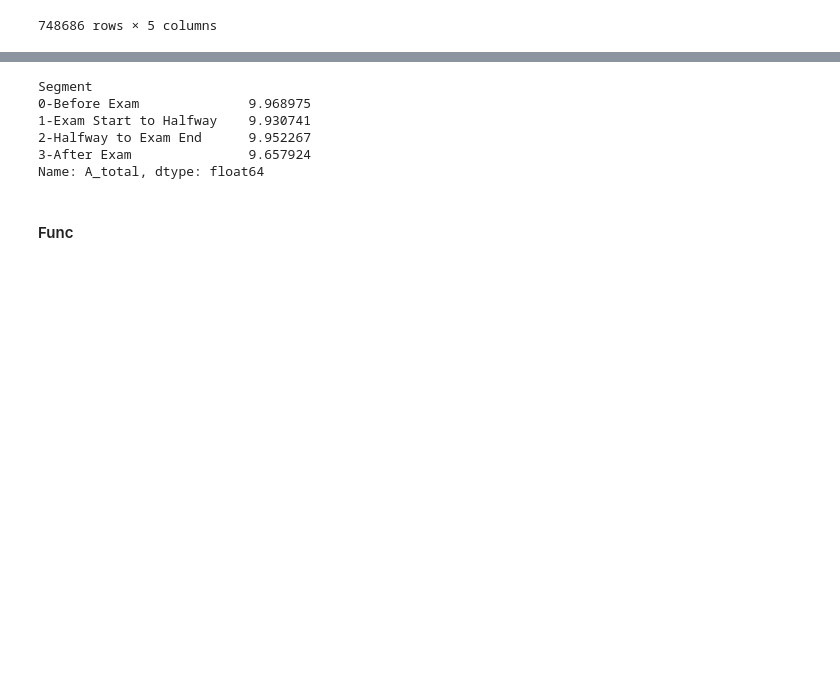
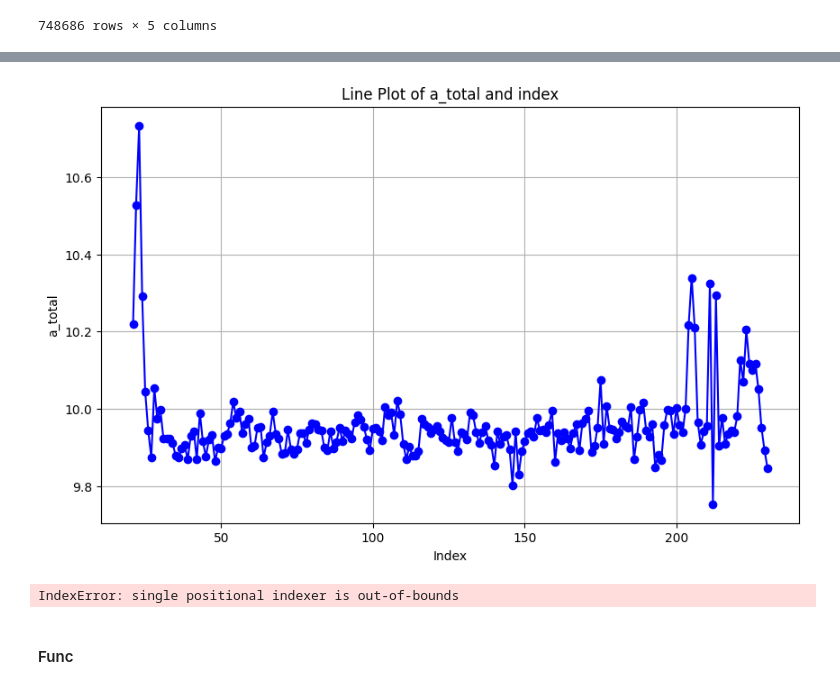
Before and after one commit to kiwwifruit/project3, a Jupyter notebook: data_preprocess.ipynb, the cells around one changed output, grey strips where cells are left out. Saved outputs shown, nothing was run; the diff lists cells and outputs as text; code cells hidden in the pictures; blank space fills up the shorter version.

```diff
--- a/data_preprocess.ipynb
+++ b/data_preprocess.ipynb
@@ -81,3 +81,9 @@ Exam Start Datetime: 2018-12-05 17:00:00+00:00
 | 748684 | -24.0 | 42.0 | 44.0 | 1.544051e+09 | 3-After Exam |
 | 748685 | -24.0 | 43.0 | 42.0 | 1.544051e+09 | 3-After Exam |
 748686 rows × 5 columns
+# %%
+conver = 9.81 / 64 # convert to m/s^2
+s1_acc['A_total'] = np.sqrt(s1_acc.iloc[:, 0]**2 + s1_acc.iloc[:, 1]**2 + s1_acc.iloc[:, 2]**2) * conver
+s1_acc['Second'] = s1_acc.index // (60*sample_rate) + 1
+# %%
+s1_acc = s1_acc.groupby('Second')['A_total'].mean().reset_index()
@@ -84,14 +106,20 @@ Exam Start Datetime: 2018-12-05 17:00:00+00:00
+# %%
+import matplotlib.pyplot as plt
+plt.figure(figsize=(10, 6))
+plt.plot(s1_acc['Second'][20:230], s1_acc['A_total'][20:230], marker='o', linestyle='-', color='b')
+plt.title('Line Plot of a_total and index')
+plt.xlabel('Index')
+plt.ylabel('a_total')
+plt.grid(True)
+plt.show()
+# %% [output]
+[figure, added]
 # %%
 conver = 9.81 / 64 # convert to m/s^2
 s1_acc['A_total'] = np.sqrt(s1_acc.iloc[:, 0]**2 + s1_acc.iloc[:, 1]**2 + s1_acc.iloc[:, 2]**2) * conver
 s1_acc.groupby('Segment', observed=True)['A_total'].mean()
 # %% [output]
-Segment
-0-Before Exam              9.968975
-1-Exam Start to Halfway    9.930741
-2-Halfway to Exam End      9.952267
-3-After Exam               9.657924
-Name: A_total, dtype: float64
+IndexError: single positional indexer is out-of-bounds
 # %% [markdown]
 #### Func
 # %%
```
Also changed, not shown: parts of 5 cells of this notebook.
